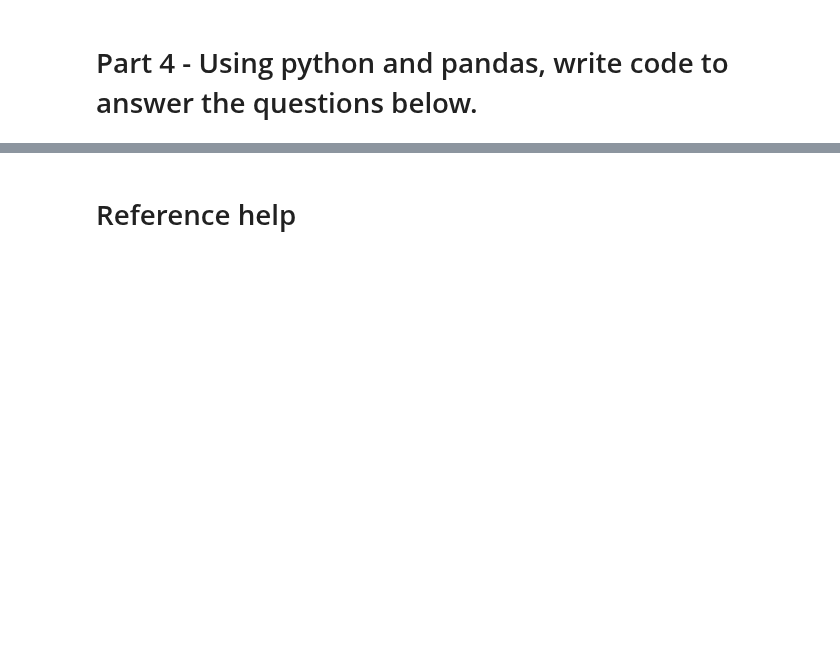
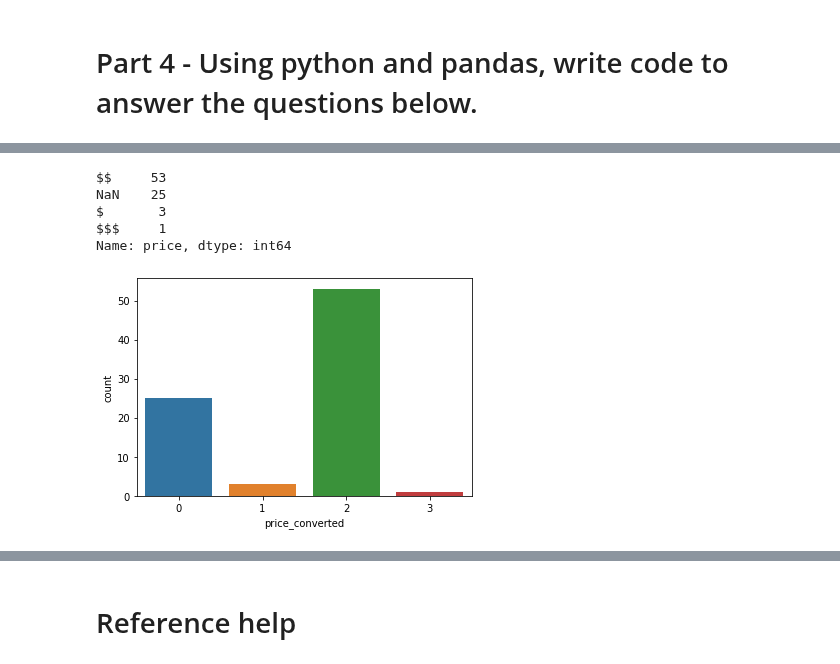
Before and after one commit to pleasecallmejax/Phase-1-Project, a Jupyter notebook: Data_Acquisition_Process.ipynb, the cells around one changed output, grey strips where cells are left out. Drawn from its saved outputs; the diff is of its cells as text; code cells hidden in the pictures; blank space fills up the shorter version.

```diff
--- a/Data_Acquisition_Process.ipynb
+++ b/Data_Acquisition_Process.ipynb
@@ -482,0 +526,14 @@ test_all_funct
+# %%
+df_saved['price'].value_counts(dropna=False)
+# %% [output]
+$$     53
+NaN    25
+$       3
+$$$     1
+Name: price, dtype: int64
+# %%
+df_saved['price_converted'] = df_saved['price'].map({np.nan:0, '$':1, '$$':2, '$$$':3})
+# %%
+sns.countplot(x= 'price_converted', data=df_saved);
+# %% [output]
+[figure, added]
```
Also changed, not shown: parts of 13 cells of this notebook.
